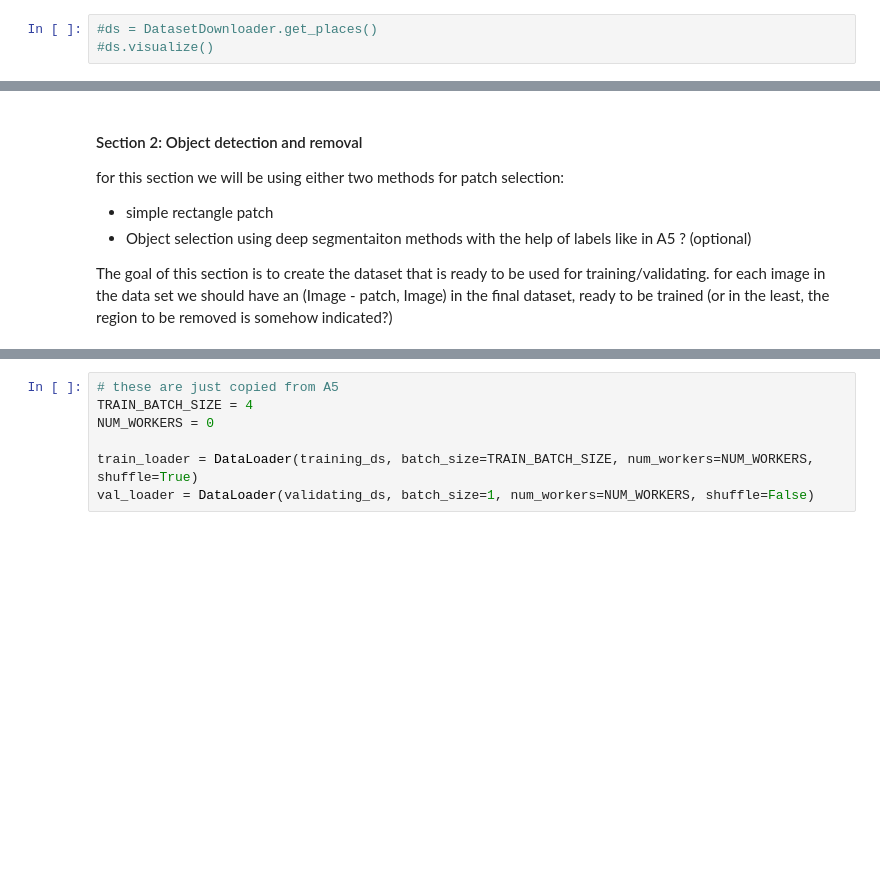
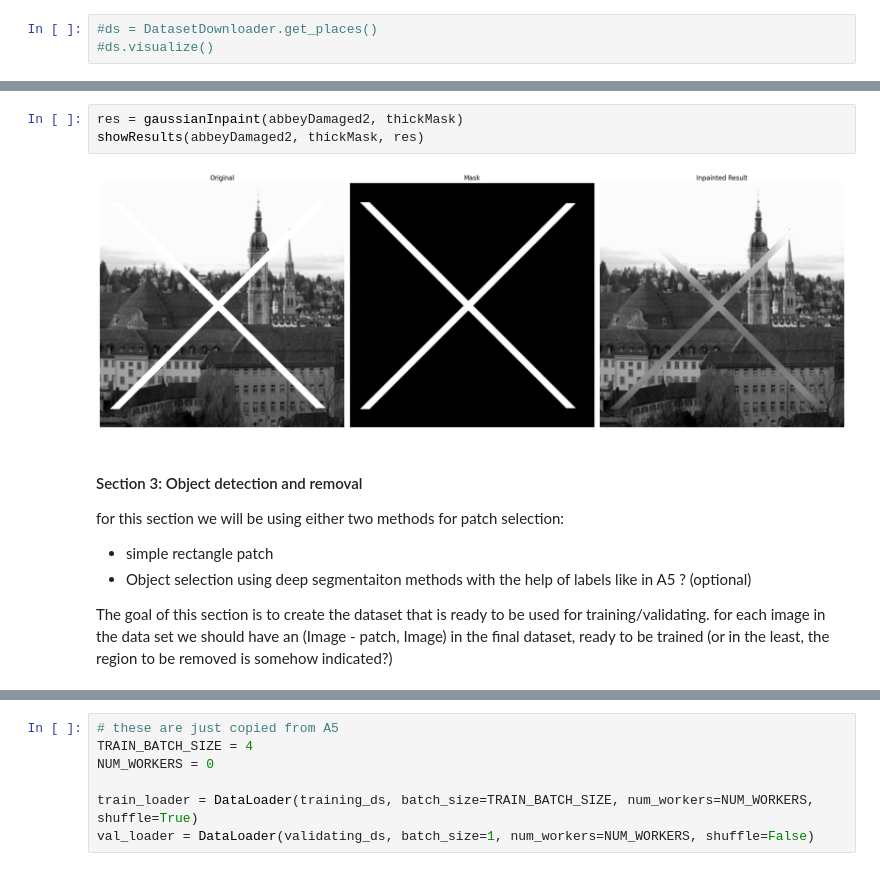
Before and after one commit to Arvin132/Inpainting-vision, a Jupyter notebook: showcase.ipynb, the cells around one changed output, grey strips where cells are left out. Saved outputs shown, nothing was run; the diff lists cells and outputs as text; blank space fills up the shorter version.

```diff
--- a/showcase.ipynb
+++ b/showcase.ipynb
@@ -54,5 +87,10 @@ HINT: Please forward the port - 11685 to your local machine, if you are running
+# %%
+res = gaussianInpaint(abbeyDamaged2, thickMask)
+showResults(abbeyDamaged2, thickMask, res)
+# %% [output]
+[figure, added]
 # %% [markdown]
-#### Section 2: Object detection and removal
+#### Section 3: Object detection and removal
 for this section we will be using either two methods for patch selection:
 - simple rectangle patch
 - Object selection using deep segmentaiton methods with the help  of labels like in A5 ? (optional)
```
Also changed, not shown: parts of 18 cells of this notebook, 2 other files.
